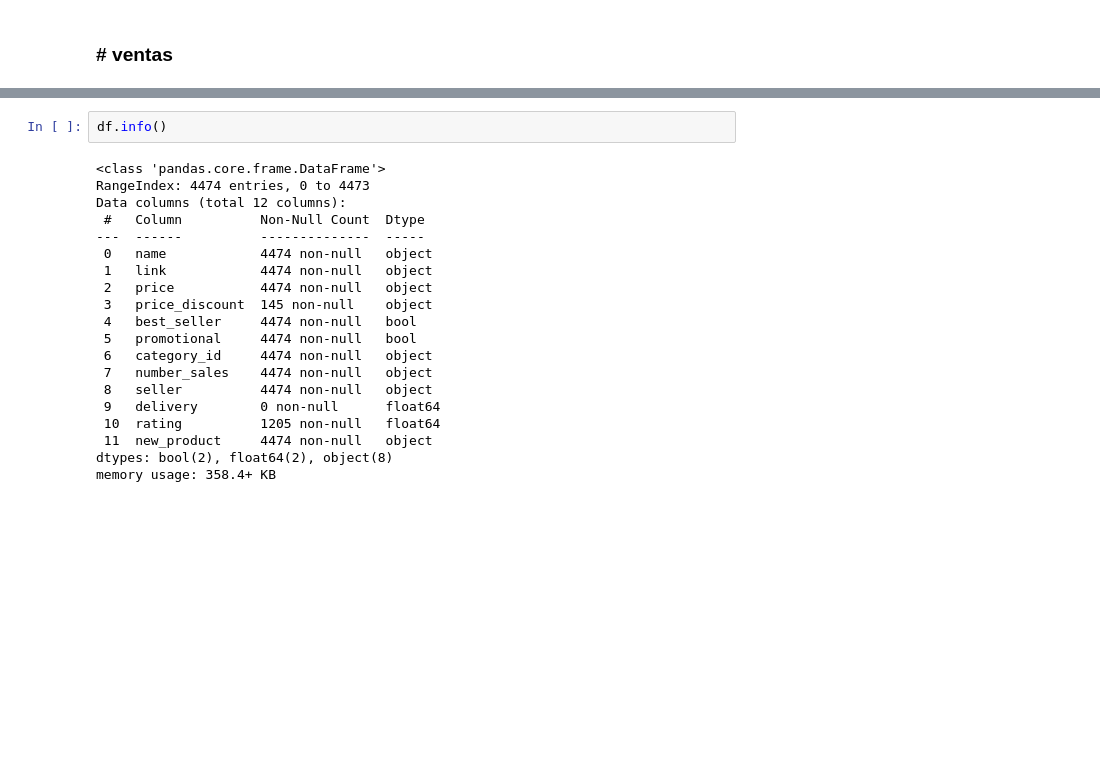
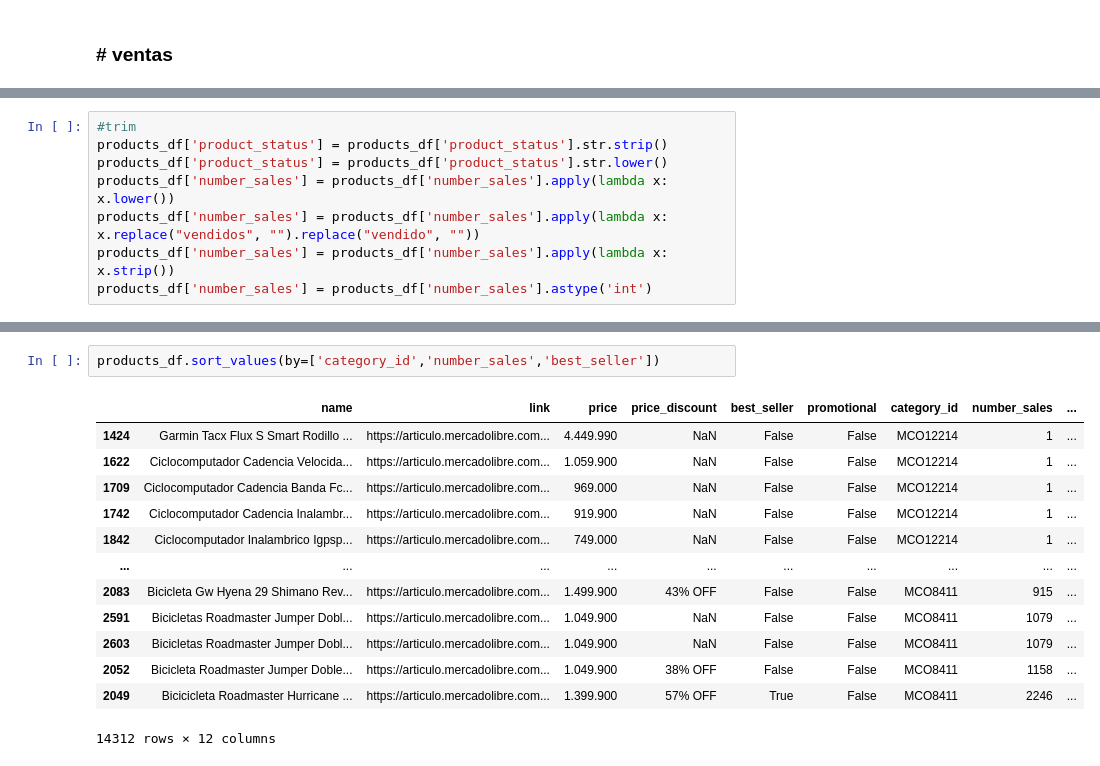
Before and after one commit to 91-julian-sanchez/big-commerce, a Jupyter notebook: _datascience/Best seller.ipynb, the cells around one changed output, grey strips where cells are left out. Cells and saved outputs as stored; diff of their text form; blank space fills up the shorter version.

```diff
--- a/_datascience/Best seller.ipynb
+++ b/_datascience/Best seller.ipynb
@@ -90,0 +98,8 @@ array(['Nuevo', 'Usado', 'nan', '1 vendido'], dtype=object)
+# %%
+#trim
+products_df['product_status'] = products_df['product_status'].str.strip()
+products_df['product_status'] = products_df['product_status'].str.lower()
+products_df['number_sales'] = products_df['number_sales'].apply(lambda x: x.lower())
+products_df['number_sales'] = products_df['number_sales'].apply(lambda x: x.replace("vendidos", "").replace("vendido", ""))
+products_df['number_sales'] = products_df['number_sales'].apply(lambda x: x.strip())
+products_df['number_sales'] = products_df['number_sales'].astype('int')
@@ -93,22 +155,16 @@ df.to_csv('ETL.csv')
-# %%
-df.info()
-# %% [output]
-<class 'pandas.core.frame.DataFrame'>
-RangeIndex: 4474 entries, 0 to 4473
-Data columns (total 12 columns):
- #   Column          Non-Null Count  Dtype
----  ------          --------------  -----
- 0   name            4474 non-null   object
- 1   link            4474 non-null   object
- 2   price           4474 non-null   object
- 3   price_discount  145 non-null    object
- 4   best_seller     4474 non-null   bool
- 5   promotional     4474 non-null   bool
- 6   category_id     4474 non-null   object
- 7   number_sales    4474 non-null   object
- 8   seller          4474 non-null   object
- 9   delivery        0 non-null      float64
- 10  rating          1205 non-null   float64
- 11  new_product     4474 non-null   object
-dtypes: bool(2), float64(2), object(8)
-memory usage: 358.4+ KB
+# %%
+products_df.sort_values(by=['category_id','number_sales','best_seller'])
+# %% [output]
+|  | name | link | price | price_discount | best_seller | promotional | category_id | number_sales | ... |
+| 1424 | Garmin Tacx Flux S Smart Rodillo ... | https://articulo.mercadolibre.com... | 4.449.990 | NaN | False | False | MCO12214 | 1 | ... |
+| 1622 | Ciclocomputador Cadencia Velocida... | https://articulo.mercadolibre.com... | 1.059.900 | NaN | False | False | MCO12214 | 1 | ... |
+| 1709 | Ciclocomputador Cadencia Banda Fc... | https://articulo.mercadolibre.com... | 969.000 | NaN | False | False | MCO12214 | 1 | ... |
+| 1742 | Ciclocomputador Cadencia Inalambr... | https://articulo.mercadolibre.com... | 919.900 | NaN | False | False | MCO12214 | 1 | ... |
+| 1842 | Ciclocomputador Inalambrico Igpsp... | https://articulo.mercadolibre.com... | 749.000 | NaN | False | False | MCO12214 | 1 | ... |
+| ... | ... | ... | ... | ... | ... | ... | ... | ... | ... |
+| 2083 | Bicicleta Gw Hyena 29 Shimano Rev... | https://articulo.mercadolibre.com... | 1.499.900 | 43% OFF | False | False | MCO8411 | 915 | ... |
+| 2591 | Bicicletas Roadmaster Jumper Dobl... | https://articulo.mercadolibre.com... | 1.049.900 | NaN | False | False | MCO8411 | 1079 | ... |
+| 2603 | Bicicletas Roadmaster Jumper Dobl... | https://articulo.mercadolibre.com... | 1.049.900 | NaN | False | False | MCO8411 | 1079 | ... |
+| 2052 | Bicicleta Roadmaster Jumper Doble... | https://articulo.mercadolibre.com... | 1.049.900 | 38% OFF | False | False | MCO8411 | 1158 | ... |
+| 2049 | Bicicicleta Roadmaster Hurricane ... | https://articulo.mercadolibre.com... | 1.399.900 | 57% OFF | True | False | MCO8411 | 2246 | ... |
+14312 rows × 12 columns
```
Also changed, not shown: parts of 26 cells of this notebook, 4 other files.
